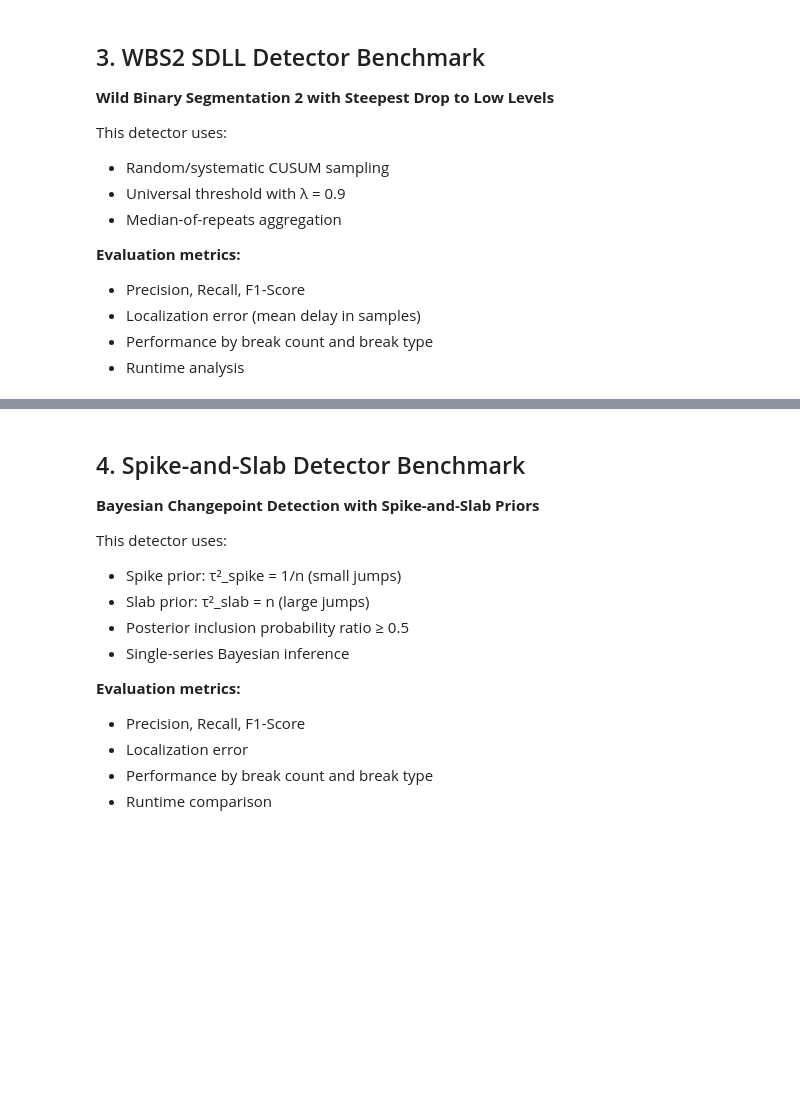
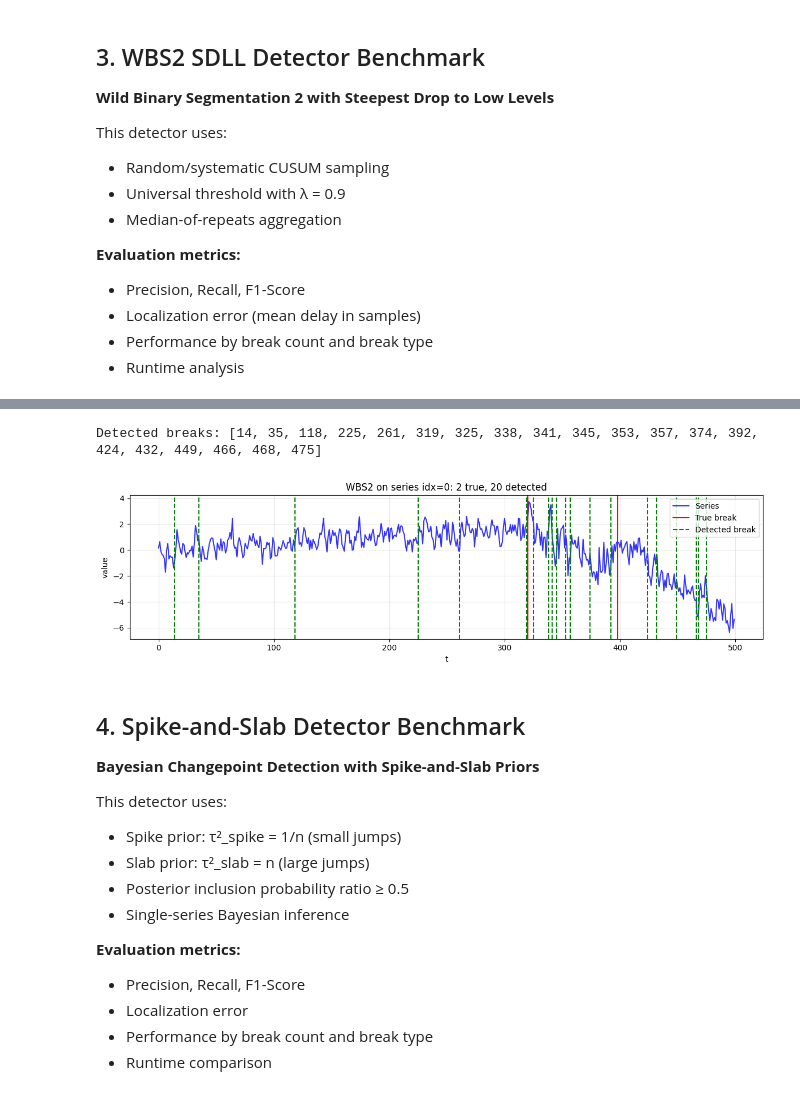
Before and after one commit to aaldarmaki9/Structural-Break-Detection, a Jupyter notebook: results_notebook.ipynb, the cells around one changed output, grey strips where cells are left out. Drawn from its saved outputs; the diff is of its cells as text; code cells hidden in the pictures; blank space fills up the shorter version.

```diff
--- a/results_notebook.ipynb
+++ b/results_notebook.ipynb
@@ -128,3 +142,44 @@ Variance Shift (14 series): P=0.010, R=0.828, F1=0.020, LocErr=6.0
+# %%
+import matplotlib.pyplot as plt
+
+# Run the same detector on the same 'series' used for the SDLL path
+# Assumes variables 'df' and 'series' are already defined as in the previous cell
+
+# If you want a different row, set idx accordingly
+idx = 0
+true_bp = df.loc[idx, 'break_points'] if 'break_points' in df.columns else []
+
+# Initialize and run detector
+wbs2 = RWBS2Detector(universal=True, lambda_param=0.9, cusums="systematic")
+detected_bp = wbs2.detect_breaks_fast(series)
+print("Detected breaks:", detected_bp)
+
+# Overlay plot: time series with true (red) and detected (green dashed)
+plt.figure(figsize=(12, 3.5))
+plt.plot(series, 'b-', alpha=0.8, label='Series')
+
+first = True
+for bp in (true_bp or []):
+    plt.axvline(bp, color='red', linestyle='-', linewidth=1.5,
+                label='True break' if first else '')
+    first = False
+
+first = True
+for bp in (detected_bp or []):
+    plt.axvline(bp, color='green', linestyle='--', linewidth=1.5,
+                label='Detected break' if first else '')
+    first = False
+
+plt.legend(loc='upper right')
+plt.title(f"WBS2 on series idx={idx}: {len(true_bp or [])} true, {len(detected_bp or [])} detected")
+plt.xlabel('t')
+plt.ylabel('value')
+plt.grid(True, alpha=0.3)
+plt.tight_layout()
+plt.show()
+# %% [output]
+Detected breaks: [14, 35, 118, 225, 261, 319, 325, 338, 341, 345, 353, 357, 374, 392, 424, 432, 449, 466, 468, 475]
+[figure, added]
 # %% [markdown]
 ## 4. Spike-and-Slab Detector Benchmark
 
```
Also changed, not shown: parts of 5 cells of this notebook, 1 other file.
